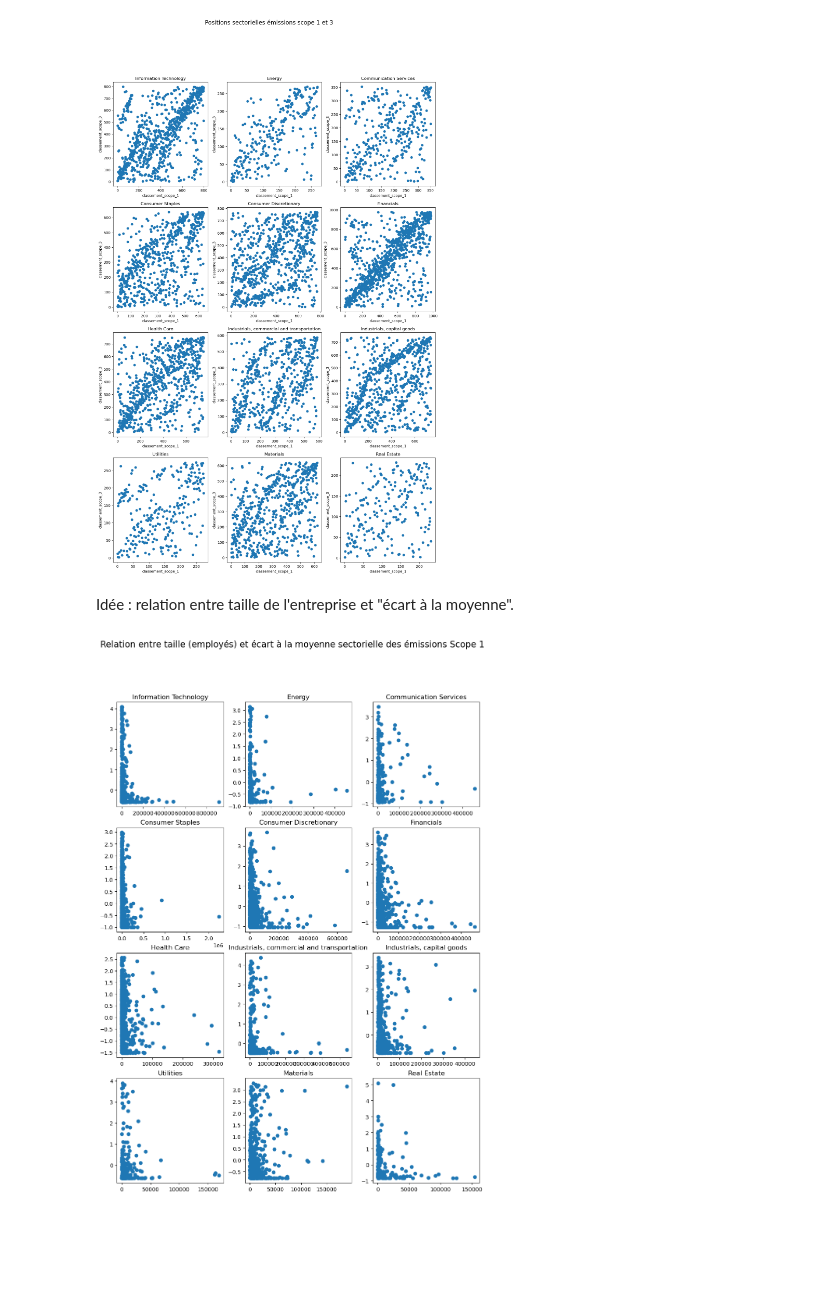
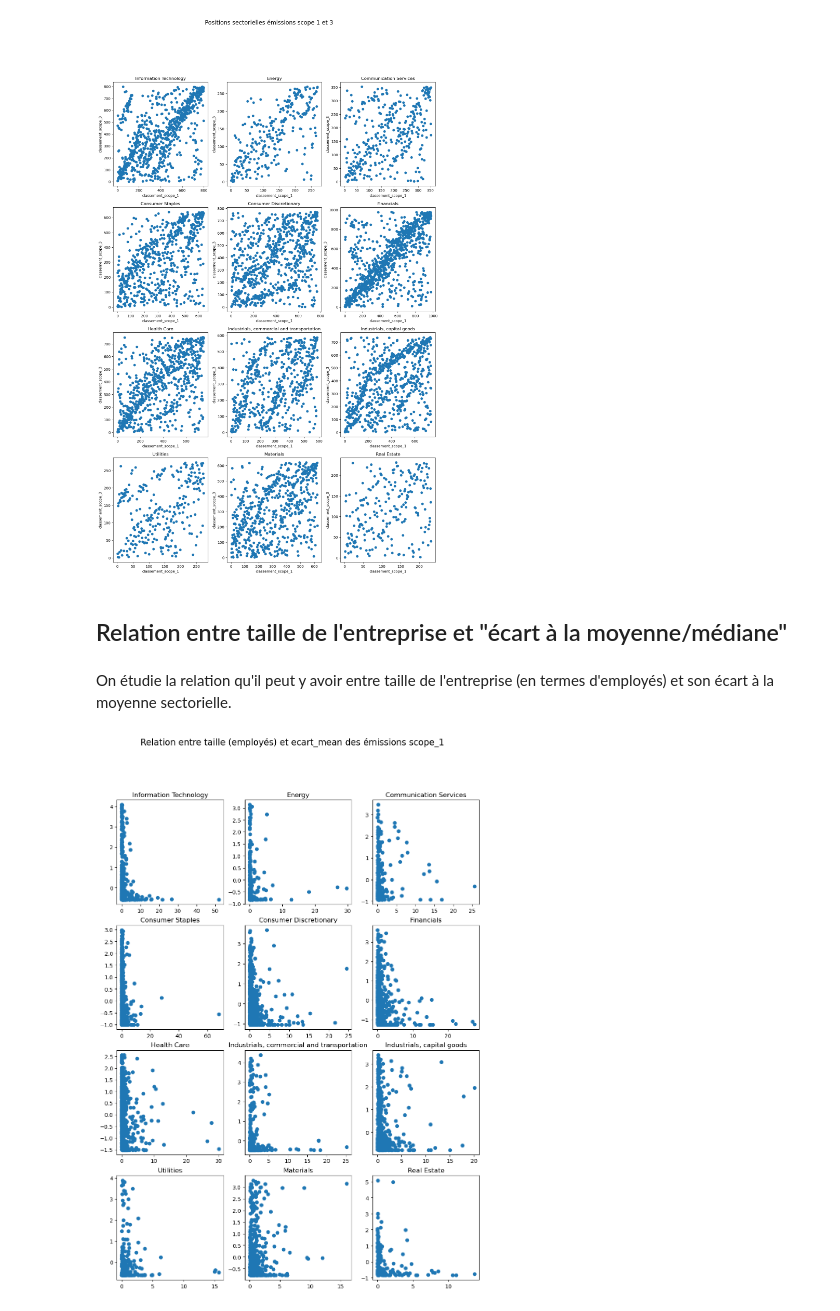
Before and after one commit to pierperri/StatApp, a Jupyter notebook: Analyse sectorielle.ipynb, the cells around one changed output. Drawn from its saved outputs; the diff is of its cells as text; code cells hidden in the pictures; blank space fills up the shorter version.

```diff
--- a/Analyse sectorielle.ipynb
+++ b/Analyse sectorielle.ipynb
@@ -133,33 +133,47 @@ plt.suptitle("Positions sectorielles émissions scope 1 et 3", fontsize=16)
 plt.show()
 # %% [output]
 [figure]
+# %% [markdown]
+## Relation entre taille de l'entreprise et "écart à la moyenne/médiane"
 # %% [markdown]
-Idée : relation entre taille de l'entreprise et "écart à la moyenne".
+On étudie la relation qu'il peut y avoir entre taille de l'entreprise (en termes d'employés) et son écart à la moyenne sectorielle.
 # %%
-def visualisation2(scope, sec, per) :
+def ecart(scope, sec, per) :
     df = data.loc[data["secteur"] == sec]
+    df = df.dropna(subset = scope)
     df = df.groupby('company_id').agg({scope : 'mean', 'employees': 'mean'}).reset_index()
+
     quantile = df[scope].quantile(1 - per)
     df = df[df[scope] <= quantile]
 
     mean = df[scope].mean()
+    med = df[scope].median()
     var = df[scope].var()
-    df[scope] = (df[scope]-mean)/np.sqrt(var)
+
+    df["ecart_mean"] = (df[scope]-mean)/np.sqrt(var)
+    df["ecart_med"] = (df[scope]-med)/np.sqrt(var)
     return df
 # %%
-plt.figure(figsize=(12, 16))
+def visualisation2(scope, x, per) :
 
-i = 1
-for s in secteurs :
-    df = visualisation2("scope_1", s, 0.1)
-    plt.subplot(4,3,i)
-    plt.scatter(df["employees"], df["scope_1"])
-    plt.title(s)
-    #plt.xlim([-3, 3])
-    i += 1
+    plt.figure(figsize=(12, 16))
 
-plt.suptitle("Relation entre taille (employés) et écart à la moyenne sectorielle des émissions Scope 1", fontsize=16)
-plt.show()
+    i = 1
+    for s in secteurs :
+        if x == 0 : m = "ecart_mean"
+        else : m = "ecart_med"
+
+        df = ecart(scope, s, per)
+        plt.subplot(4,3,i)
+        plt.scatter(df["employees"]/df["employees"].mean(), df[m])
+        plt.title(s)
+        #plt.xlim([-3, 3])
+        i += 1
+
+    plt.suptitle("Relation entre taille (employés) et " + m + " des émissions " + scope, fontsize=16)
+    plt.show()
-# %% [output]
-[figure, removed]
+# %%
+visualisation2("scope_1", 0, 0.1)
+# %% [output]
+[figure, added]
 # %%
```
Also changed, not shown: parts of 1 cell of this notebook.
